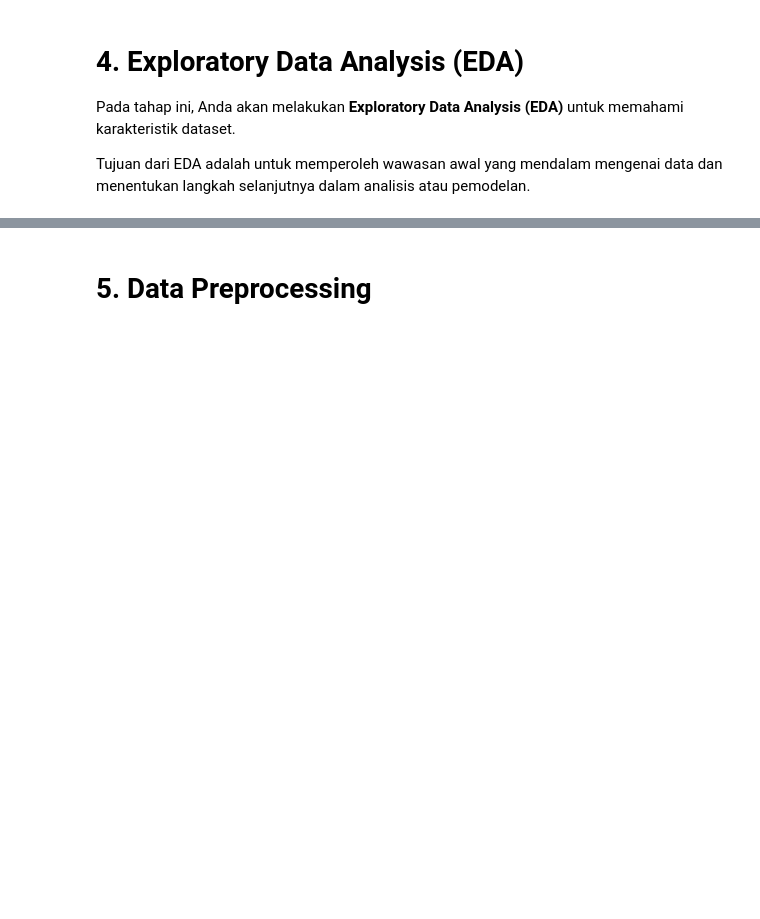
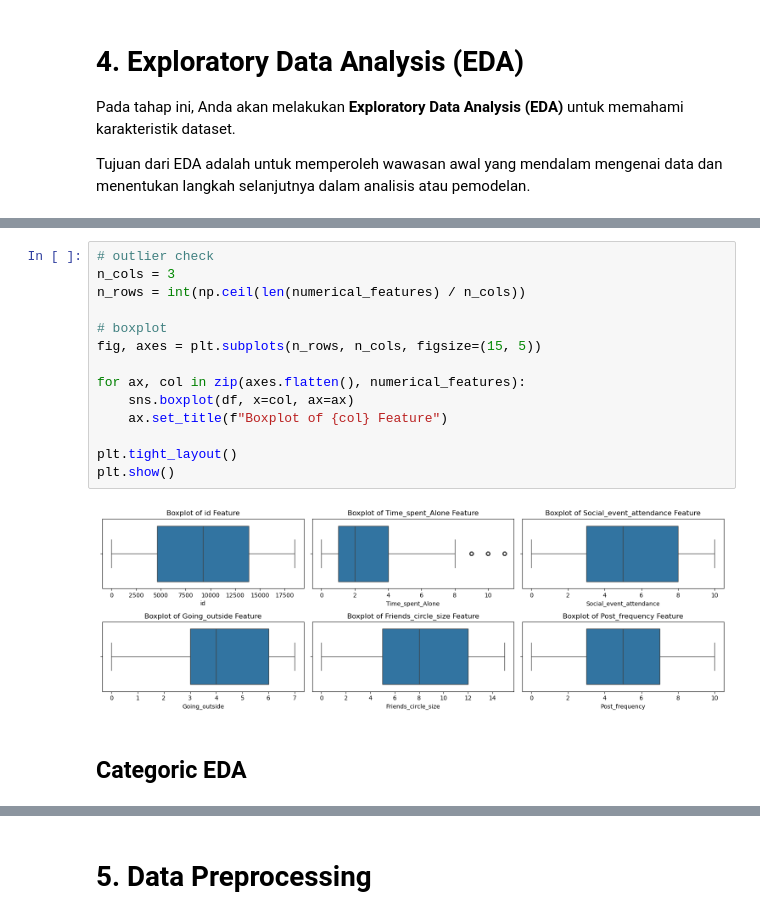
Before and after one commit to maulanasyaa/Eksperimen_SML_Maulana-Syarip-Abdurahman, a Jupyter notebook: preprocessing/Eksperimen_Maulana-Syarip-Abdurahman.ipynb, the cells around one changed output, grey strips where cells are left out. Saved outputs shown, nothing was run; the diff lists cells and outputs as text; blank space fills up the shorter version.

```diff
--- a/preprocessing/Eksperimen_Maulana-Syarip-Abdurahman.ipynb
+++ b/preprocessing/Eksperimen_Maulana-Syarip-Abdurahman.ipynb
@@ -31,0 +114,18 @@ Tujuan dari EDA adalah untuk memperoleh wawasan awal yang mendalam mengenai data
+# %%
+# outlier check
+n_cols = 3
+n_rows = int(np.ceil(len(numerical_features) / n_cols))
+
+# boxplot
+fig, axes = plt.subplots(n_rows, n_cols, figsize=(15, 5))
+
+for ax, col in zip(axes.flatten(), numerical_features):
+    sns.boxplot(df, x=col, ax=ax)
+    ax.set_title(f"Boxplot of {col} Feature")
+
+plt.tight_layout()
+plt.show()
+# %% [output]
+[figure, added]
+# %% [markdown]
+## Categoric EDA
```
Also changed, not shown: parts of 18 cells of this notebook, 4 other files.
